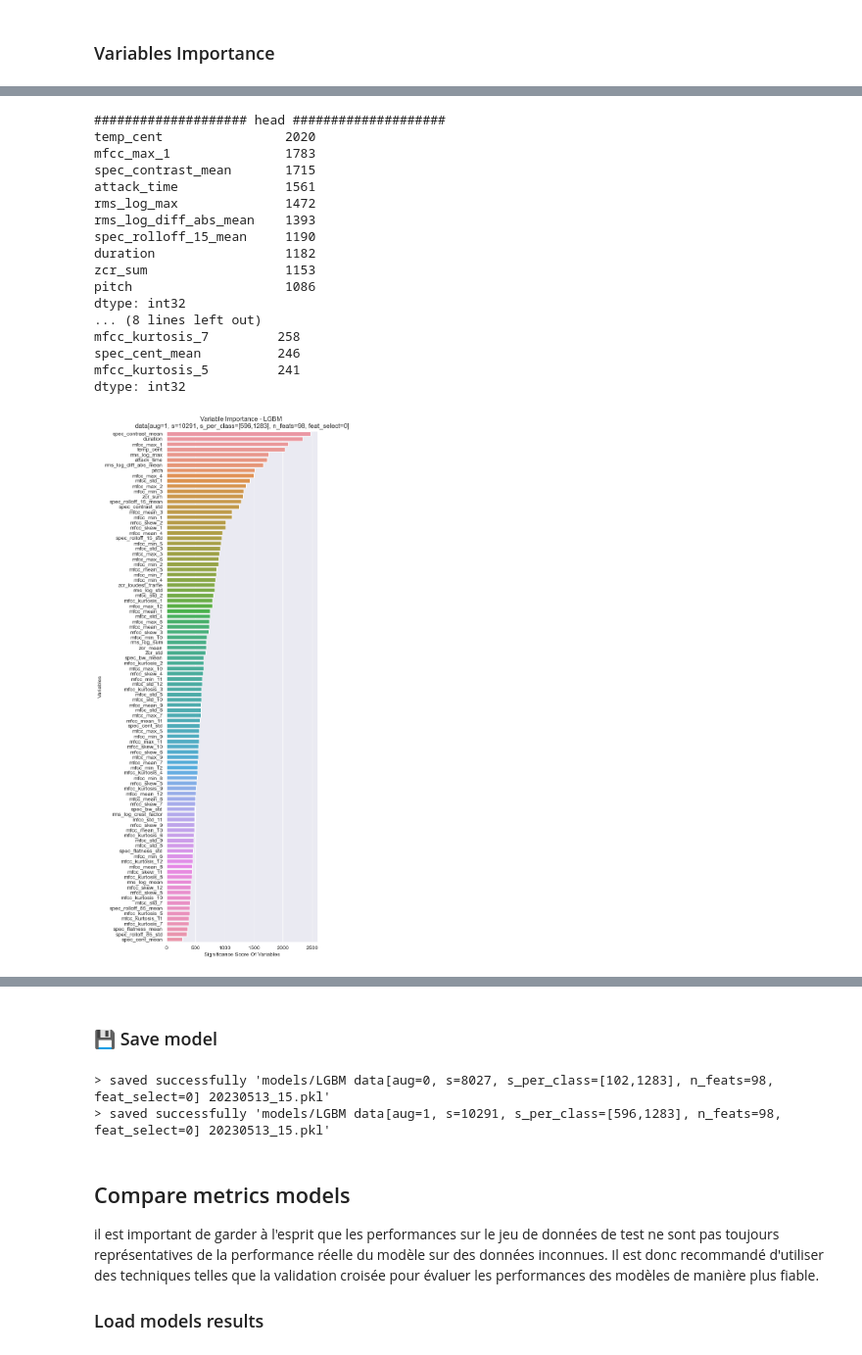
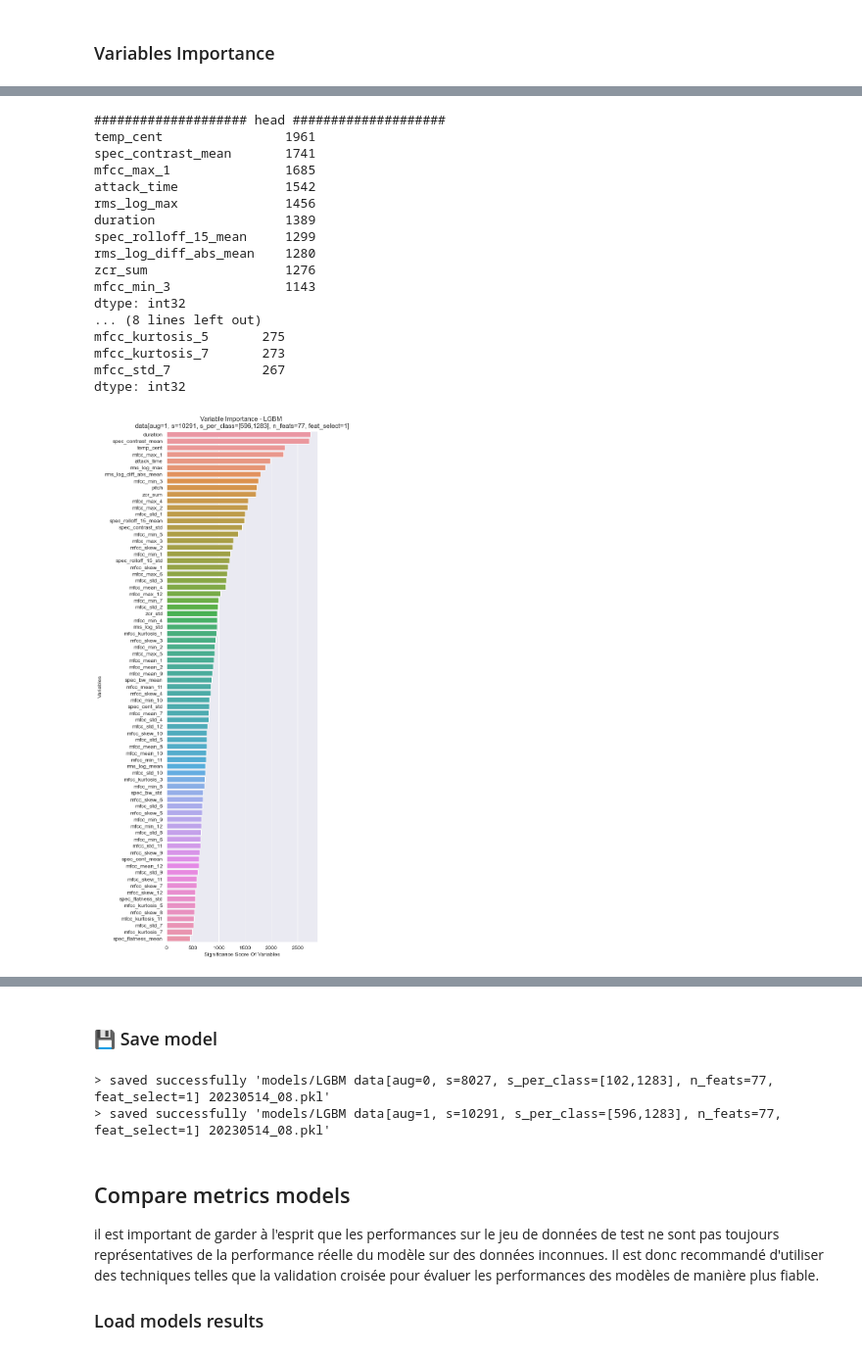
Before and after one commit to Mlamalerie/DrumClassifier, a Jupyter notebook: 2.1 ML models training.ipynb, the cells around one changed output, grey strips where cells are left out. Shown at 98% size. Cells and saved outputs as stored; diff of their text form; code cells hidden in the pictures.

```diff
--- a/2.1 ML models training.ipynb
+++ b/2.1 ML models training.ipynb
@@ -620,0 +642,10 @@ if PARAMS_TRAIN_SELECT_FEATURES:
+# %%
+if PARAMS_TRAIN_SELECT_FEATURES == 1:
+    features_columns = [x for x in features_columns if x not in global_correlate_features_to_delete]
+    print(f"{len(features_columns)} features after feature selection : {np.array(features_columns)}")
+elif PARAMS_TRAIN_SELECT_FEATURES == 2:
+    # delete all mfcc_kurtosis features
+    features_columns = [x for x in features_columns if not x.startswith("mfcc_kurtosis")]
+    print(f"{len(features_columns)} features after feature selection : {np.array(features_columns)}")
+else:
+    print(f"No feature selection")
@@ -656,14 +705,14 @@ df_train_augmented.describe().T
 Split into input (X) and an output (Y)
 # %%
 y_train_augmented = df_train_augmented["class"]
-X_train_augmented = df_train_augmented.drop(["class", "is_augmented"], axis=1)
+X_train_augmented = df_train_augmented.drop(["class", "is_augmented"], axis=1).loc[:, features_columns]
 print("X_train_augmented", X_train_augmented.shape, "y_train_augmented", y_train_augmented.shape)
 
 y_train_no_augmented = df_train_no_augmented["class"]
-X_train_no_augmented = df_train_no_augmented.drop("class", axis=1)
+X_train_no_augmented = df_train_no_augmented.drop("class", axis=1).loc[:, features_columns]
 print("X_train_no_augmented", X_train_no_augmented.shape, "y_train_no_augmented", y_train_no_augmented.shape)
 
 y_test = df_test["class"]
-X_test = df_test.drop("class", axis=1)
+X_test = df_test.drop("class", axis=1).loc[:, features_columns]
 print("X_test", X_test.shape, "y_test", y_test.shape)
 # %% [output]
@@ -700,9 +752,8 @@ MIN_SAMPLES_PER_CLASS, MAX_SAMPLES_PER_CLASS
 # %% [output]
 (600, 600)
 # %%
-def get_train_params_str(X_train : pd.DataFrame,y_train : pd.DataFrame, augmented: bool = False, features_selected: bool = PARAMS_TRAIN_SELECT_FEATURES):
-
-
+def get_train_params_str(X_train: pd.DataFrame, y_train: pd.DataFrame, augmented: bool = False,
+                         features_selected: int = PARAMS_TRAIN_SELECT_FEATURES):
     max_samples_per_class = y_train.value_counts().max()
     min_samples_per_class = y_train.value_counts().min()
     n_features = X_train.shape[1]
@@ -710,6 +761,7 @@ def get_train_params_str(X_train : pd.DataFrame,y_train : pd.DataFrame, augmente
 
     return f"aug={int(augmented)}, s={n_samples}, s_per_class=[{min_samples_per_class},{max_samples_per_class}], n_feats={n_features}, feat_select={int(features_selected)}"
 
+
 get_train_params_str(X_train_augmented, y_train_augmented, augmented=True)
 TRAIN_PARAMS_STR = get_train_params_str(X_train_no_augmented, y_train_no_augmented, augmented=False)
 TRAIN_AUGMENTED_PARAMS_STR = get_train_params_str(X_train_augmented, y_train_augmented, augmented=True)
@@ -1330,7 +1333,8 @@ models_metrics_results[-2:]
 # %% [markdown]
 ### Variables Importance
 # %%
-for model, X_train, train_params in [(best_rf_no_augmented, X_train_no_augmented, TRAIN_PARAMS_STR), (best_rf_augmented, X_train_augmented, TRAIN_AUGMENTED_PARAMS_STR)]:
+for model, X_train, train_params in [(best_rf_no_augmented, X_train_no_augmented, TRAIN_PARAMS_STR),
+                                     (best_rf_augmented, X_train_augmented, TRAIN_AUGMENTED_PARAMS_STR)]:
     feature_imp = pd.Series(model.feature_importances_, index=X_train.columns).sort_values(ascending=False)
     # barplot of feature importances (horizontal barchart)
     fig = plt.figure(figsize=(5, 17))
@@ -1341,13 +1345,13 @@ for model, X_train, train_params in [(best_rf_no_augmented, X_train_no_augmented
     plt.title(title)
     plt.show()
     # prinr head and tail of feature importances
-    print("#"*20, "head", "#"*20)
+    print("#" * 20, "head", "#" * 20)
     print(feature_imp.head(10))
-    print("#"*20, "tail", "#"*20)
+    print("#" * 20, "tail", "#" * 20)
     print(feature_imp.tail(10))
 
     # save figure
     now_str = datetime.now().strftime("%Y%m%d")
     title = title.replace("\n", " ")
-    fig.savefig(f"plots/{now_str} {title}.png", bbox_inches='tight')
+    fig.savefig(f"{PROJECT_PATH}/plots/{now_str} {title}.png", bbox_inches='tight')
 # %% [output]
@@ -1552,7 +1563,8 @@ reports_comparison_lgbm_df
 # %% [markdown]
 ### Variables Importance
 # %%
-for model, X_train, train_params in [(best_lgbm_no_augmented, X_train_no_augmented, TRAIN_PARAMS_STR), (best_lgbm_augmented, X_train_augmented, TRAIN_AUGMENTED_PARAMS_STR)]:
+for model, X_train, train_params in [(best_lgbm_no_augmented, X_train_no_augmented, TRAIN_PARAMS_STR),
+                                     (best_lgbm_augmented, X_train_augmented, TRAIN_AUGMENTED_PARAMS_STR)]:
     feature_imp = pd.Series(model.feature_importances_, index=X_train.columns).sort_values(ascending=False)
     # barplot of feature importances (horizontal barchart)
     fig = plt.figure(figsize=(5, 17))
@@ -1563,13 +1575,13 @@ for model, X_train, train_params in [(best_lgbm_no_augmented, X_train_no_augment
     plt.title(title)
     plt.show()
     # prinr head and tail of feature importances
-    print("#"*20, "head", "#"*20)
+    print("#" * 20, "head", "#" * 20)
     print(feature_imp.head(10))
-    print("#"*20, "tail", "#"*20)
+    print("#" * 20, "tail", "#" * 20)
     print(feature_imp.tail(10))
 
     # save figure
     now_str = datetime.now().strftime("%Y%m%d")
     title = title.replace("\n", " ")
-    fig.savefig(f"plots/{now_str} {title}.png", bbox_inches='tight')
+    fig.savefig(f"{PROJECT_PATH}/plots/{now_str} {title}.png", bbox_inches='tight')
 # %% [output]
@@ -1577,19 +1589,19 @@ for model, X_train, train_params in [(best_lgbm_no_augmented, X_train_no_augment
 #################### head ####################
-temp_cent                2020
-mfcc_max_1               1783
-spec_contrast_mean       1715
-attack_time              1561
-rms_log_max              1472
-rms_log_diff_abs_mean    1393
-spec_rolloff_15_mean     1190
-duration                 1182
-zcr_sum                  1153
-pitch                    1086
+temp_cent                1961
+spec_contrast_mean       1741
+mfcc_max_1               1685
+attack_time              1542
+rms_log_max              1456
+duration                 1389
+spec_rolloff_15_mean     1299
+rms_log_diff_abs_mean    1280
+zcr_sum                  1276
+mfcc_min_3               1143
 dtype: int32
 ... (8 lines left out)
-mfcc_kurtosis_7         258
-spec_cent_mean          246
-mfcc_kurtosis_5         241
+mfcc_kurtosis_5       275
+mfcc_kurtosis_7       273
+mfcc_std_7            267
 dtype: int32
-[figure, old version]
+[figure, new version]
 #################### head ####################
@@ -1612,11 +1624,13 @@ dtype: int32
 # %% [markdown]
 ### 💾 Save model
 # %%
-save_ml_model(model=best_lgbm_no_augmented, model_name=f"LGBM data[{TRAIN_PARAMS_STR}]", scaler=scaler, features_columns=features_columns)
-save_ml_model(model=best_lgbm_augmented, model_name=f"LGBM data[{TRAIN_AUGMENTED_PARAMS_STR}]", scaler=scaler, features_columns=features_columns)
+save_ml_model(model=best_lgbm_no_augmented, model_name=f"LGBM data[{TRAIN_PARAMS_STR}]", scaler=scaler,
+              features_columns=features_columns)
+save_ml_model(model=best_lgbm_augmented, model_name=f"LGBM data[{TRAIN_AUGMENTED_PARAMS_STR}]", scaler=scaler,
+              features_columns=features_columns)
 # %% [output]
-> saved successfully 'models/LGBM data[aug=0, s=8027, s_per_class=[102,1283], n_feats=98, feat_select=0] 20230513_15.pkl'
-> saved successfully 'models/LGBM data[aug=1, s=10291, s_per_class=[596,1283], n_feats=98, feat_select=0] 20230513_15.pkl'
+> saved successfully 'models/LGBM data[aug=0, s=8027, s_per_class=[102,1283], n_feats=77, feat_select=1] 20230514_08.pkl'
+> saved successfully 'models/LGBM data[aug=1, s=10291, s_per_class=[596,1283], n_feats=77, feat_select=1] 20230514_08.pkl'
 # %% [markdown]
 ## Compare metrics models
 
```
Also changed, not shown: parts of 69 cells of this notebook, 3 other files.
